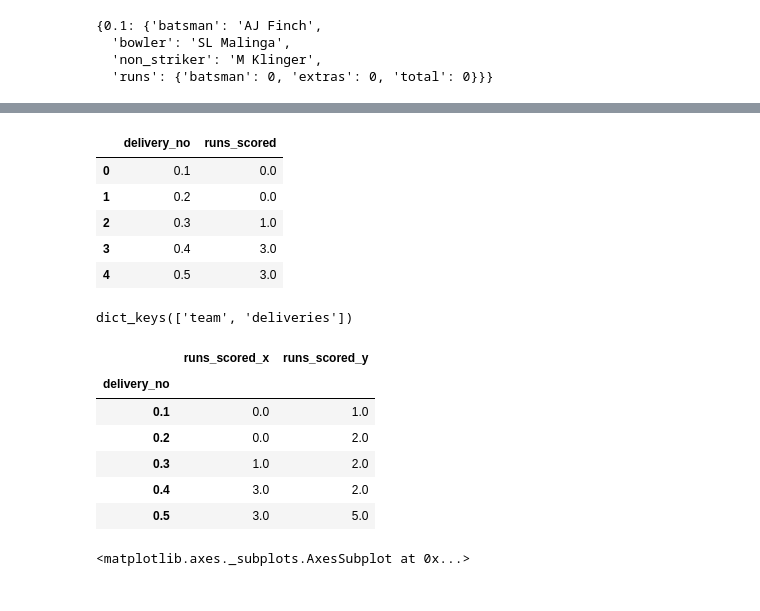
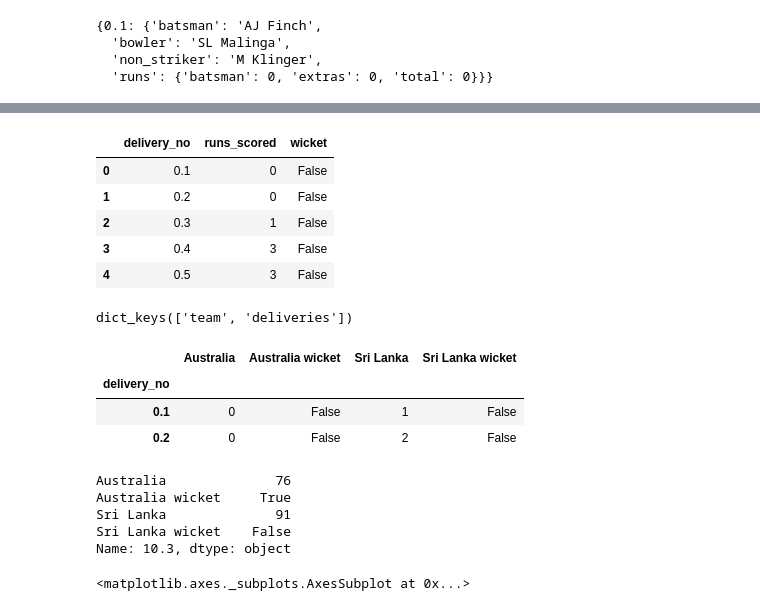
Before and after one commit to yagnik99/icc-data-analysis, a Jupyter notebook: Yagnik_Pandya_Guided_Project.ipynb, the cells around one changed output, grey strips where cells are left out. Cells and saved outputs as stored; diff of their text form; code cells hidden in the pictures.

Commit message:
with wickets df

```diff
--- a/Yagnik_Pandya_Guided_Project.ipynb
+++ b/Yagnik_Pandya_Guided_Project.ipynb
@@ -81,12 +81,3 @@ first_innings_deliveries[0]
   'bowler': 'SL Malinga',
   'non_striker': 'M Klinger',
   'runs': {'batsman': 0, 'extras': 0, 'total': 0}}}
-# %%
-j=0
-for i in first_innings_deliveries:
-  for key, values in i.items():
-    #balls_list.append(key)
-    print(key,values)
-  j+=1
-  if j>60:
-    break
@@ -111,24 +84,28 @@ for i in first_innings_deliveries:
 # %%
 def innings_df(dict):
   total=0
-  innings_df=pd.DataFrame(columns=['delivery_no','runs_scored'])
+  innings_df=pd.DataFrame(columns=['delivery_no','runs_scored','wicket'])
   for i in dict:
     for key, values in i.items():
       #balls_list.append(key)
       total+=values['runs']['total']
-      innings_df = innings_df.append({'delivery_no':key, 'runs_scored':total}, ignore_index=True)
+      try:
+        values['wicket']
+        innings_df = innings_df.append({'delivery_no':key, 'runs_scored':total,'wicket':True}, ignore_index=True)
+      except:
+        innings_df = innings_df.append({'delivery_no':key, 'runs_scored':total,'wicket':False}, ignore_index=True)
   return innings_df
 # %%
 first_final_df=innings_df(first_innings_deliveries)
 # %%
 first_final_df.head()
 # %% [output]
-|  | delivery_no | runs_scored |
-| 0 | 0.1 | 0.0 |
-| 1 | 0.2 | 0.0 |
-| 2 | 0.3 | 1.0 |
-| 3 | 0.4 | 3.0 |
-| 4 | 0.5 | 3.0 |
+|  | delivery_no | runs_scored | wicket |
+| 0 | 0.1 | 0 | False |
+| 1 | 0.2 | 0 | False |
+| 2 | 0.3 | 1 | False |
+| 3 | 0.4 | 3 | False |
+| 4 | 0.5 | 3 | False |
 # %%
 #a=first_final_df.reset_index('delivery_no')        getting error need to check later
 # %%
@@ -143,13 +120,12 @@ second_final_df=innings_df(second_innings_deliveries)
 match_df=pd.merge(first_final_df,second_final_df,on='delivery_no')
 # %%
 match_df.set_index('delivery_no',inplace=True)
+# %%
+match_df.rename(columns={'runs_scored_x':first_innings_team,'runs_scored_y':second_innings_team,'wicket_x':first_innings_team+' wicket','wicket_y':second_innings_team+' wicket'},inplace=True)
 # %%
-match_df.head()
+match_df.head(2)
 # %% [output]
-|  | runs_scored_x | runs_scored_y |
-| delivery_no |  |  |
-| 0.1 | 0.0 | 1.0 |
-| 0.2 | 0.0 | 2.0 |
-| 0.3 | 1.0 | 2.0 |
-| 0.4 | 3.0 | 2.0 |
-| 0.5 | 3.0 | 5.0 |
+|  | Australia | Australia wicket | Sri Lanka | Sri Lanka wicket |
+| delivery_no |  |  |  |  |
+| 0.1 | 0 | False | 1 | False |
+| 0.2 | 0 | False | 2 | False |
@@ -158,3 +132,11 @@ match_df.rename(columns={'runs_scored_x':first_innings_team,'runs_scored_y':seco
+# %%
+match_df.loc[10.3]                        #correct DF
+# %% [output]
+Australia              76
+Australia wicket     True
+Sri Lanka              91
+Sri Lanka wicket    False
+Name: 10.3, dtype: object
 # %%
 match_df.plot()
 # %% [output]
```
Also changed, not shown: parts of 3 cells of this notebook.
